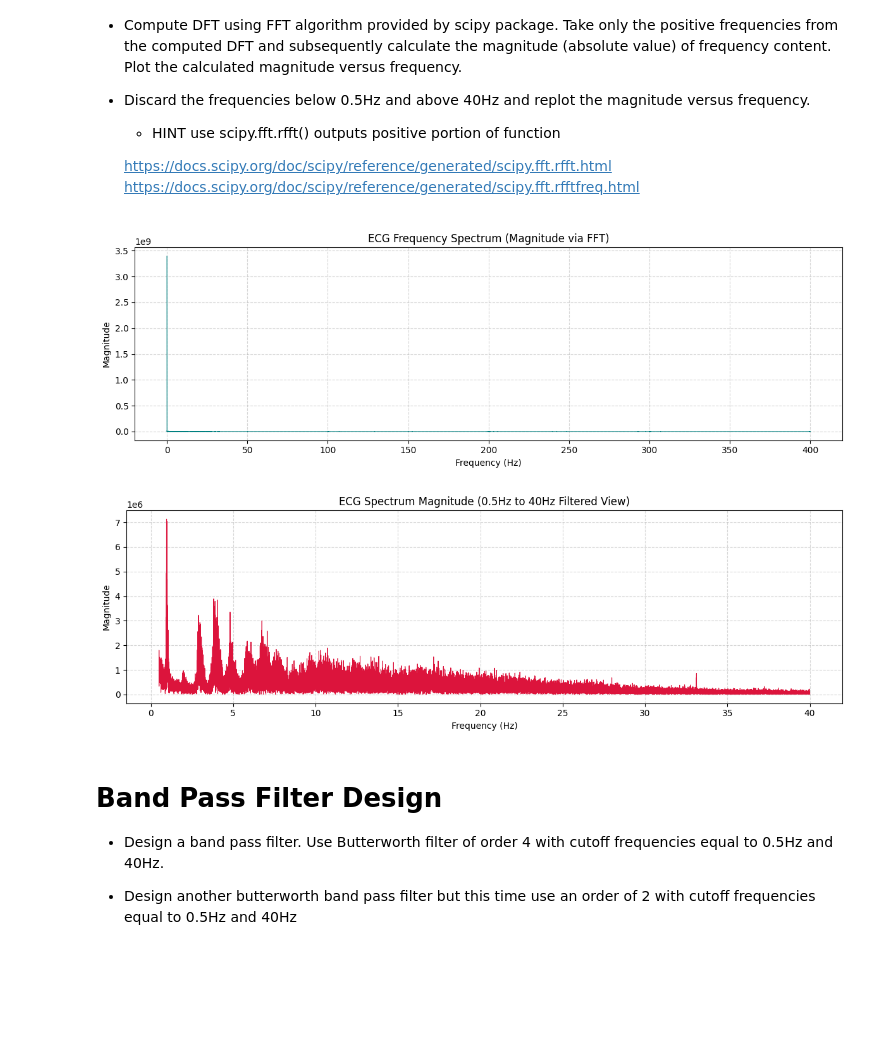
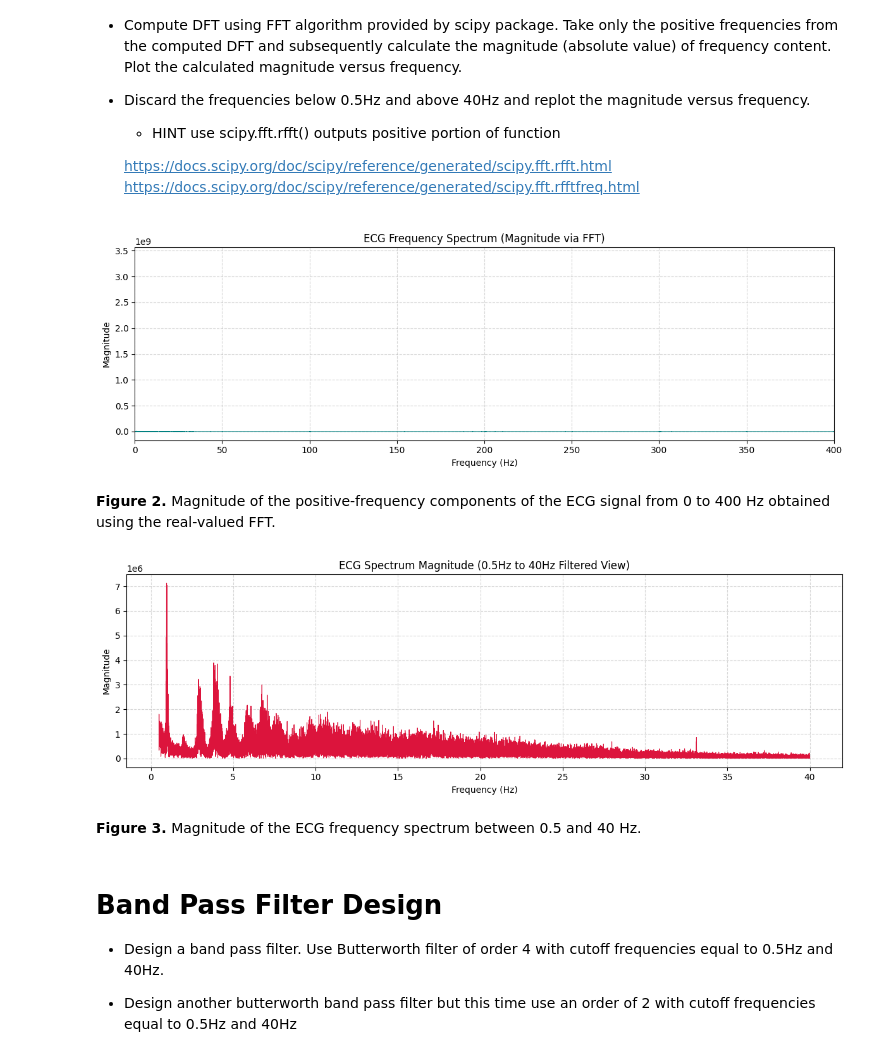
Before and after one commit to simulate111/Acquisition-and-Analysis-of-Biosignals, a Jupyter notebook: dtek0042_exercise_2.ipynb, the cells around one changed output. Cells and saved outputs as stored; diff of their text form; code cells hidden in the pictures; blank space fills up the shorter version.

```diff
--- a/dtek0042_exercise_2.ipynb
+++ b/dtek0042_exercise_2.ipynb
@@ -70,43 +72,49 @@ plt.show()
 # %%
 # code
 
 # --- ADDED CODE START ---
 import scipy.fft
 
 # Computing the Discrete Fourier Transform
 n_samples = len(ECG_sig)
 dft_output = scipy.fft.rfft(ECG_sig)
 freqs = scipy.fft.rfftfreq(n_samples, d=1/fs)
 magnitude = np.abs(dft_output)
 
 # Plotting full positive frequency spectrum
 plt.figure(figsize=(12, 4))
 plt.plot(freqs, magnitude, color='teal', linewidth=0.8)
+plt.xlim(0, 400)
 plt.title('ECG Frequency Spectrum (Magnitude via FFT)')
 plt.xlabel('Frequency (Hz)')
 plt.ylabel('Magnitude')
 plt.grid(True, linestyle='--', alpha=0.5)
 plt.tight_layout()
 plt.show()
-
-# Filtering frequencies below 0.5Hz and above 40Hz for visualization
-mask = (freqs >= 0.5) & (freqs <= 40)
-filtered_freqs = freqs[mask]
-filtered_magnitude = magnitude[mask]
-
-# Plotting magnitude within [0.5Hz - 40Hz] range
-plt.figure(figsize=(12, 4))
-plt.plot(filtered_freqs, filtered_magnitude, color='crimson', linewidth=0.8)
-plt.title('ECG Spectrum Magnitude (0.5Hz to 40Hz Filtered View)')
-plt.xlabel('Frequency (Hz)')
-plt.ylabel('Magnitude')
-plt.grid(True, linestyle='--', alpha=0.5)
-plt.tight_layout()
-plt.show()
-# --- ADDED CODE END ---
 # %% [output]
-[figure, old version]
+[figure, new version]
-[figure, removed]
+# %% [markdown]
+**Figure 2.** Magnitude of the positive-frequency components of the ECG signal from 0 to 400 Hz obtained using the real-valued FFT.
+# %%
+# Filtering frequencies below 0.5Hz and above 40Hz for visualization
+mask = (freqs >= 0.5) & (freqs <= 40)
+filtered_freqs = freqs[mask]
+filtered_magnitude = magnitude[mask]
+
+# Plotting magnitude within [0.5Hz - 40Hz] range
+plt.figure(figsize=(12, 4))
+plt.plot(filtered_freqs, filtered_magnitude, color='crimson', linewidth=0.8)
+plt.title('ECG Spectrum Magnitude (0.5Hz to 40Hz Filtered View)')
+plt.xlabel('Frequency (Hz)')
+plt.ylabel('Magnitude')
+plt.grid(True, linestyle='--', alpha=0.5)
+plt.tight_layout()
+plt.show()
+# --- ADDED CODE END ---
+# %% [output]
+[figure, added]
+# %% [markdown]
+**Figure 3.** Magnitude of the ECG frequency spectrum between 0.5 and 40 Hz.
 # %% [markdown]
 # Band Pass Filter Design
 *  Design a band pass filter. Use Butterworth filter of order 4 with cutoff frequencies equal to 0.5Hz and 40Hz.
```
Also changed, not shown: parts of 14 cells of this notebook.
